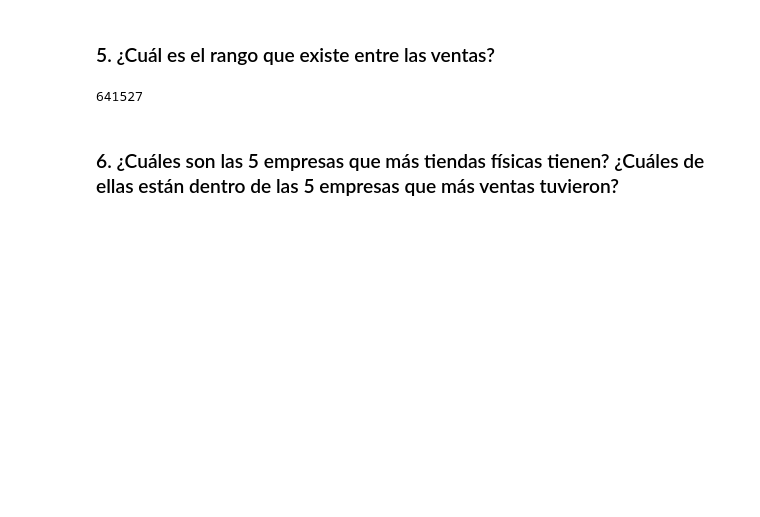
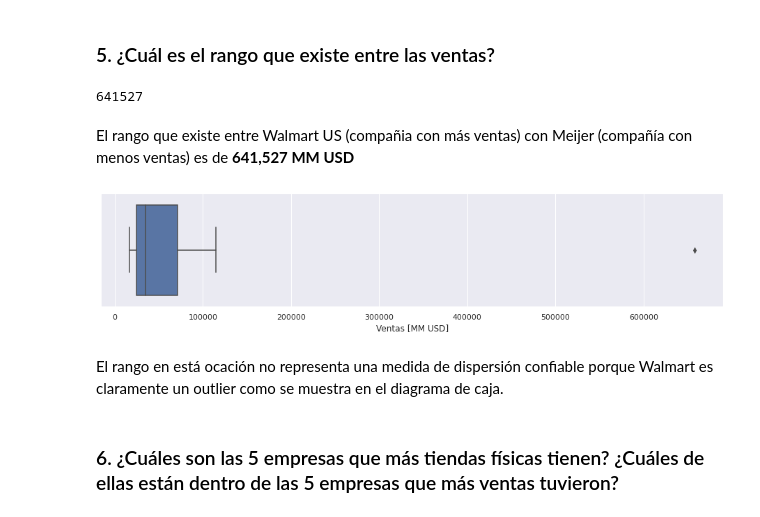
Before and after one commit to FaustinoAndres/proyecto-datacademy, a Jupyter notebook: proyecto_datacademy.ipynb, the cells around one changed output. Saved outputs shown, nothing was run; the diff lists cells and outputs as text; code cells hidden in the pictures; blank space fills up the shorter version.

```diff
--- a/proyecto_datacademy.ipynb
+++ b/proyecto_datacademy.ipynb
@@ -182,5 +184,16 @@ rango = df['Sales'].max()- df['Sales'].min()
 rango
 # %% [output]
 641527
+# %% [markdown]
+El rango que existe entre Walmart US (compañia con más ventas) con Meijer (compañía con menos ventas) es de **641,527 MM USD**
+# %%
+plt.figure(figsize=(16,3));
+ax = sns.boxplot(x=df['Sales'])
+ax.set_xlabel('Ventas [MM USD]')
+plt.show()
+# %% [output]
+[figure, added]
+# %% [markdown]
+El rango en está ocación no representa una medida de dispersión confiable porque Walmart es claramente un outlier como se muestra en el diagrama de caja.
 # %% [markdown]
 ### 6. ¿Cuáles son las 5 empresas que más tiendas físicas tienen? ¿Cuáles de ellas están dentro de las 5 empresas que más ventas tuvieron?
```
Also changed, not shown: parts of 10 cells of this notebook.
